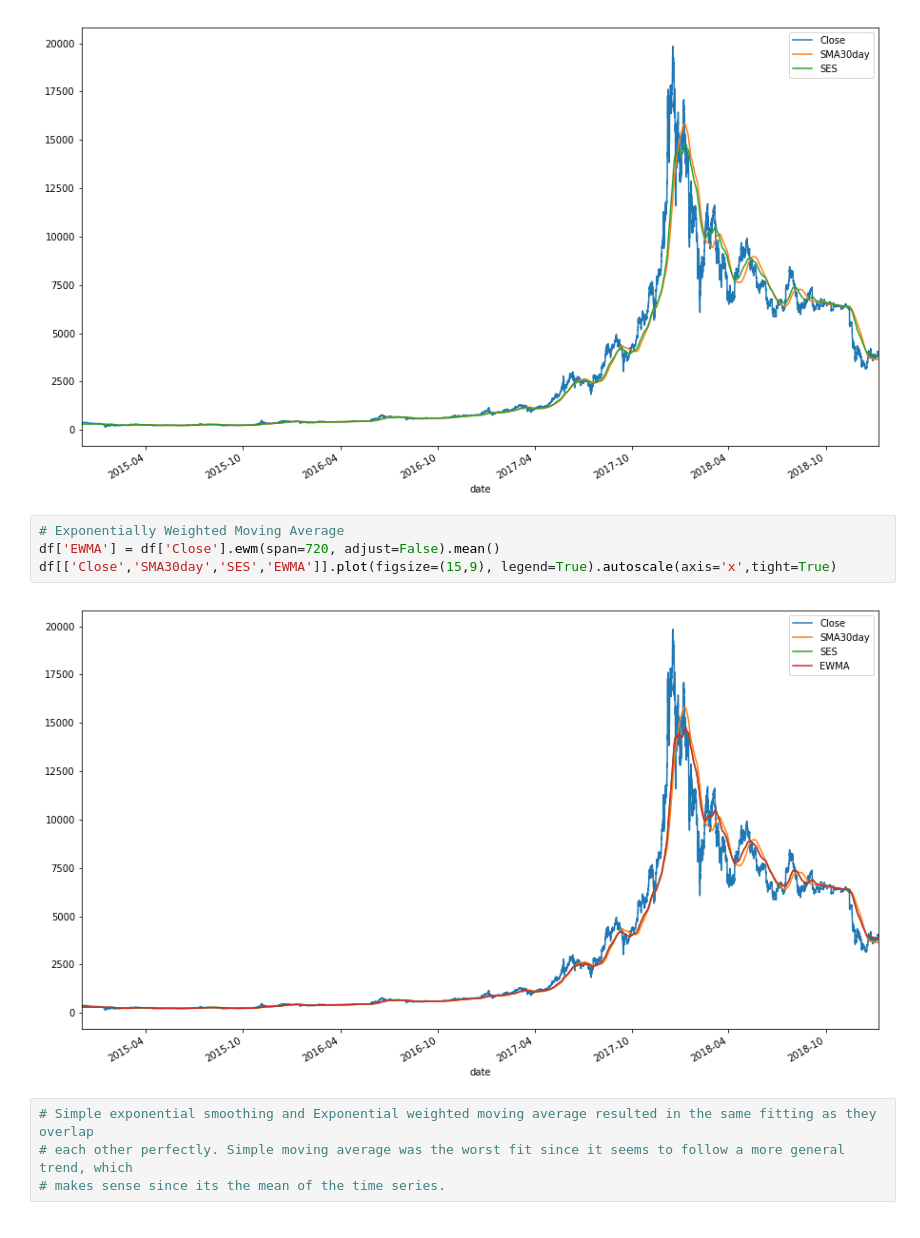
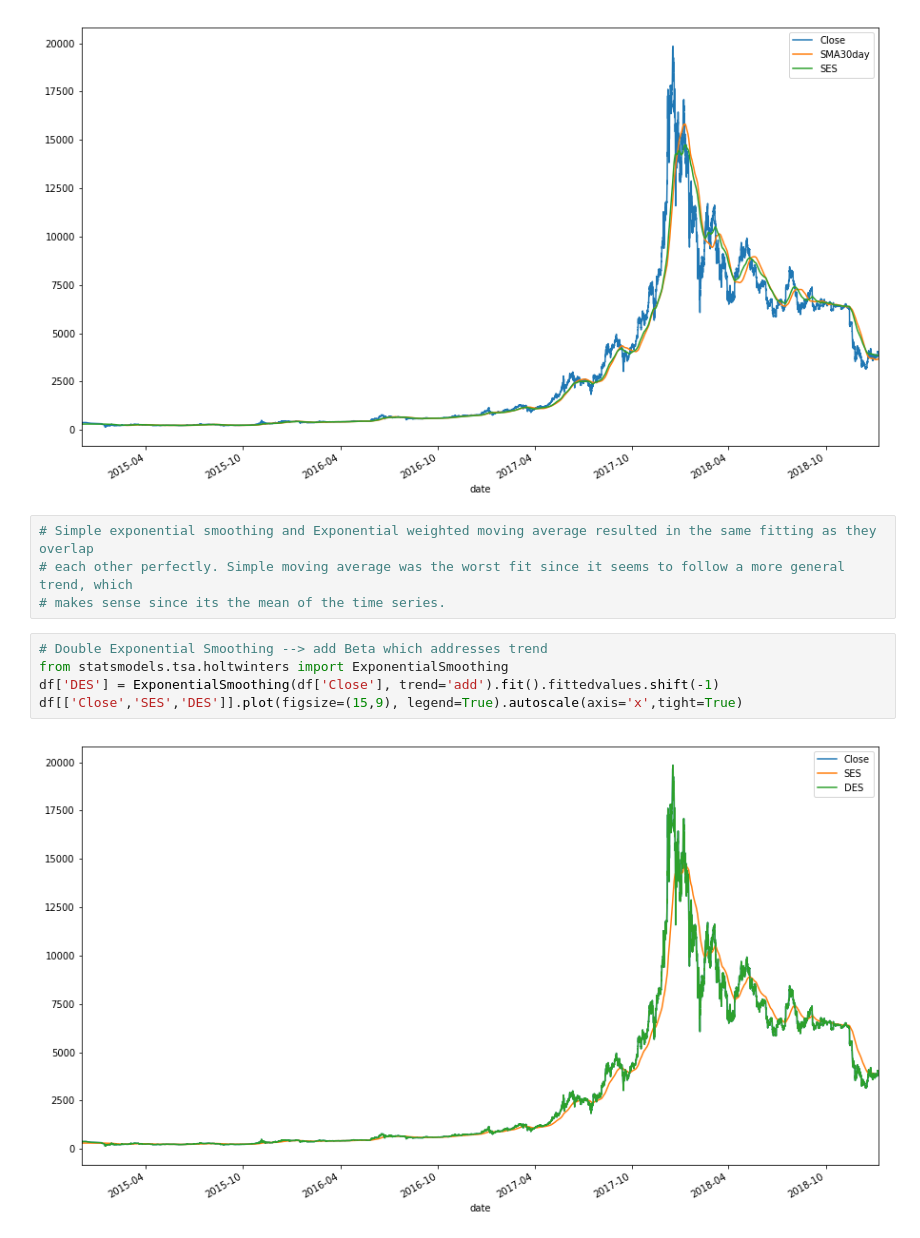
Before and after one commit to legomydiego/Thinkful-Final-Capstone, a Jupyter notebook: Final Capstone.ipynb, the cells around one changed output. Cells and saved outputs as stored; diff of their text form.

Commit message:
added exponential smoothing

```diff
--- a/Final Capstone.ipynb
+++ b/Final Capstone.ipynb
@@ -114,13 +123,14 @@ df['SES'] = SimpleExpSmoothing(df['Close']).fit(smoothing_level=2/(720+1),optimi
 df[['Close','SMA30day','SES']].plot(figsize=(15,9), legend=True).autoscale(axis='x',tight=True)
 # %% [output]
 [figure]
-# %%
-# Exponentially Weighted Moving Average
-df['EWMA'] = df['Close'].ewm(span=720, adjust=False).mean()
-df[['Close','SMA30day','SES','EWMA']].plot(figsize=(15,9), legend=True).autoscale(axis='x',tight=True)
-# %% [output]
-[figure, removed]
 # %%
 # Simple exponential smoothing and Exponential weighted moving average resulted in the same fitting as they overlap
 # each other perfectly. Simple moving average was the worst fit since it seems to follow a more general trend, which
 # makes sense since its the mean of the time series.
+# %%
+# Double Exponential Smoothing --> add Beta which addresses trend
+from statsmodels.tsa.holtwinters import ExponentialSmoothing
+df['DES'] = ExponentialSmoothing(df['Close'], trend='add').fit().fittedvalues.shift(-1)
+df[['Close','SES','DES']].plot(figsize=(15,9), legend=True).autoscale(axis='x',tight=True)
+# %% [output]
+[figure, added]
```
Also changed, not shown: parts of 7 cells of this notebook.
